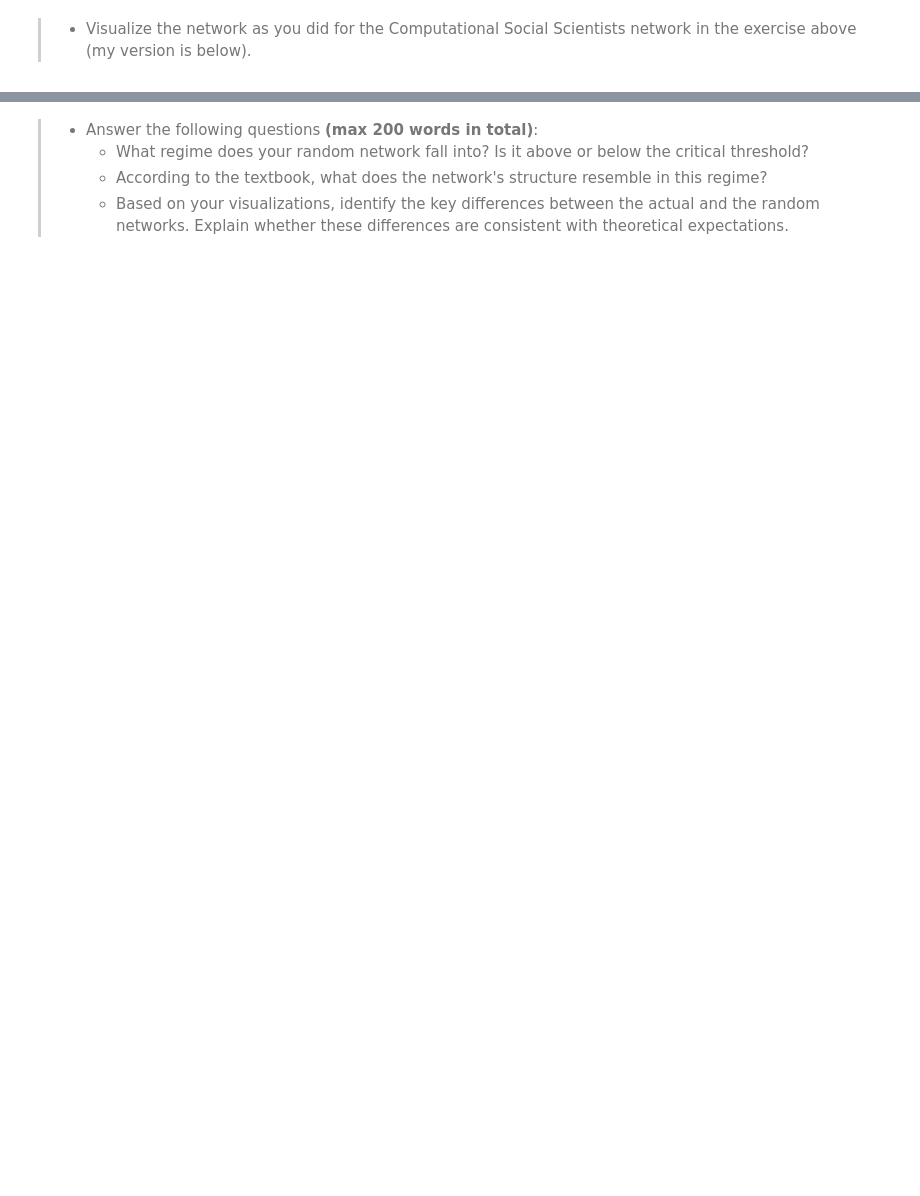
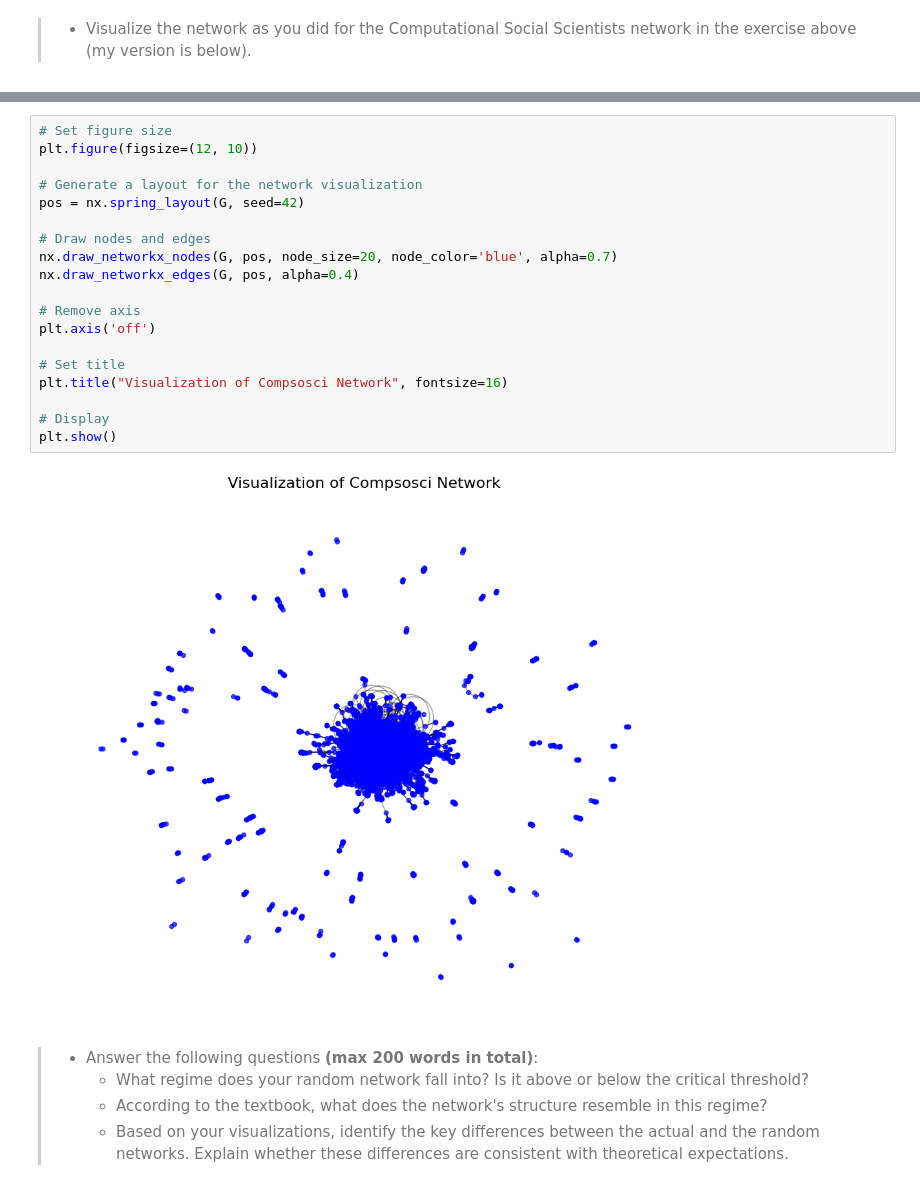
Before and after one commit to tryllekunstneren/Assignment2_Group11, a Jupyter notebook: Assignment2.ipynb, the cells around one changed output, grey strips where cells are left out. Saved outputs shown, nothing was run; the diff lists cells and outputs as text; blank space fills up the shorter version.

```diff
--- a/Assignment2.ipynb
+++ b/Assignment2.ipynb
@@ -110,3 +145,24 @@ plt.show()
+# %%
+# Set figure size
+plt.figure(figsize=(12, 10))
+
+# Generate a layout for the network visualization
+pos = nx.spring_layout(G, seed=42)
+
+# Draw nodes and edges
+nx.draw_networkx_nodes(G, pos, node_size=20, node_color='blue', alpha=0.7)
+nx.draw_networkx_edges(G, pos, alpha=0.4)
+
+# Remove axis
+plt.axis('off')
+
+# Set title
+plt.title("Visualization of Compsosci Network", fontsize=16)
+
+# Display
+plt.show()
+# %% [output]
+[figure, added]
 # %% [markdown]
 >
 > * Answer the following questions __(max 200 words in total)__:
```
Also changed, not shown: parts of 44 cells of this notebook.
